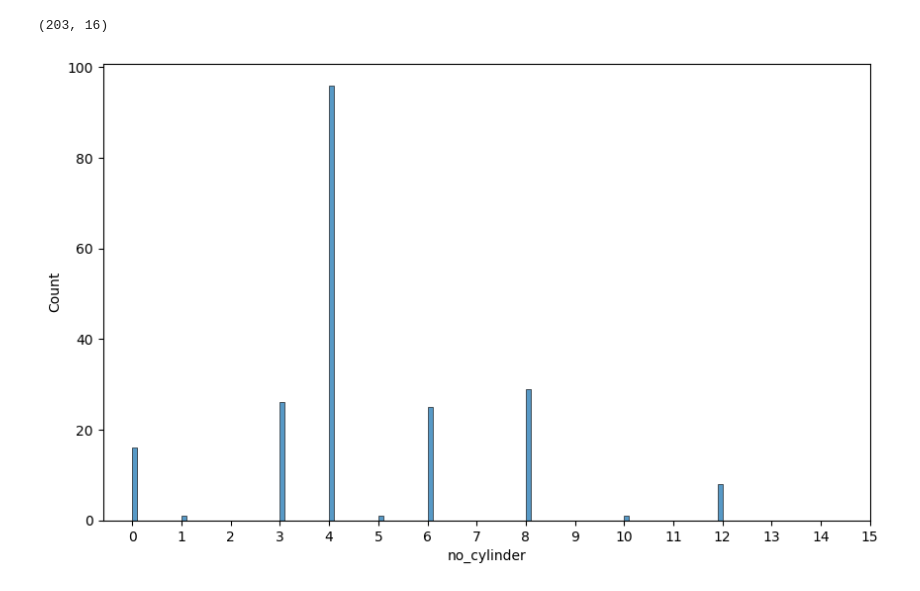
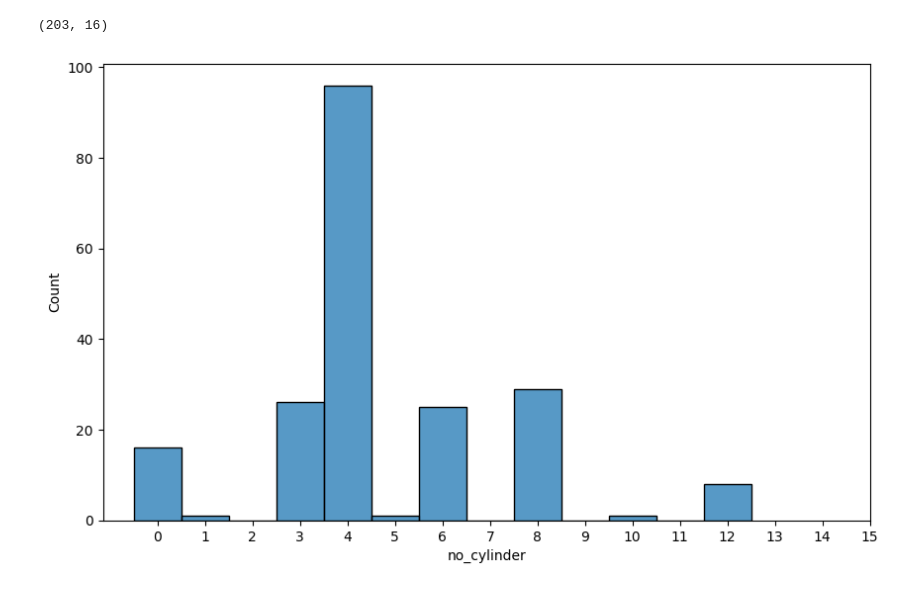
Before and after one commit to Martijn-Cauwenberghs/programming2_exercises, a Jupyter notebook: 07-data-processing/03-visualizations/student.ipynb, the cells around one changed output. Cells and saved outputs as stored; diff of their text form; code cells hidden in the pictures.

```diff
--- a/07-data-processing/03-visualizations/student.ipynb
+++ b/07-data-processing/03-visualizations/student.ipynb
@@ -99,12 +95,12 @@ data.shape
 # %%
 index=range(0,16)
 plt.figure(figsize=(10, 6))
 cylinder_count = data[["car_name","no_cylinder"]].sort_values(by = 'no_cylinder', ascending = False)
-sns.histplot(data = cylinder_count['no_cylinder'], binwidth=1)
+sns.histplot(data = cylinder_count['no_cylinder'], discrete=True)
 plt.xticks([i for i in index], [i for i in index])
 plt.show()
 # %% [output]
-[figure, old version]
+[figure, new version]
 # %%
 df_cylinders = pd.DataFrame({
     'car_name': data['car_name'].tolist(),
```
Also changed, not shown: parts of 6 cells of this notebook, 2 other files.
